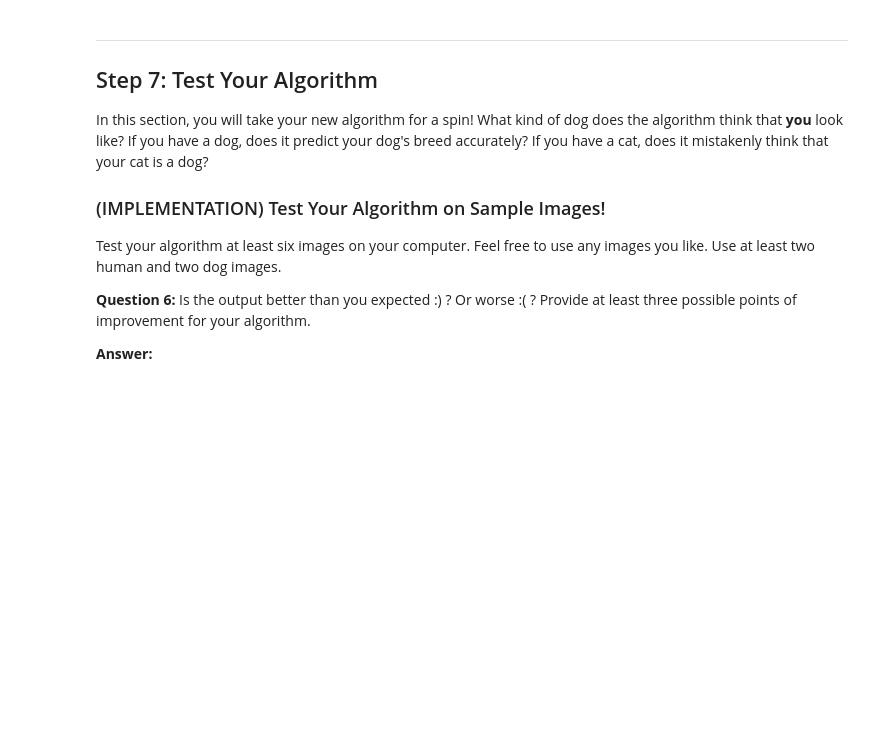
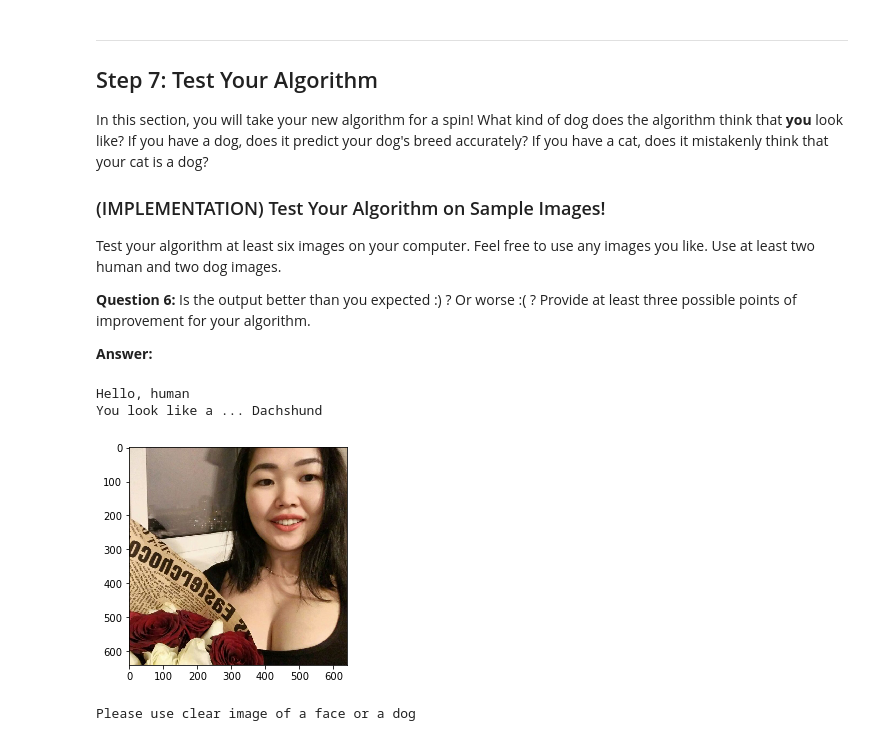
Before and after one commit to alexandergorskih/dog-project, a Jupyter notebook: dog_app.ipynb, the cells around one changed output. Drawn from its saved outputs; the diff is of its cells as text; code cells hidden in the pictures; blank space fills up the shorter version.

```diff
--- a/dog_app.ipynb
+++ b/dog_app.ipynb
@@ -575,4 +760,13 @@ __Answer:__
 # %%
 ## TODO: Execute your algorithm from Step 6 on
 ## at least 6 images on your computer.
 ## Feel free to use as many code cells as needed.
+analyze('my_images/1.jpg')
+# %% [output]
+Hello, human
+You look like a ... Dachshund
+[figure, added]
+# %%
+analyze('my_images/2.jpg')
+# %% [output]
+Please use clear image of a face or a dog
```
Also changed, not shown: parts of 28 cells of this notebook.
